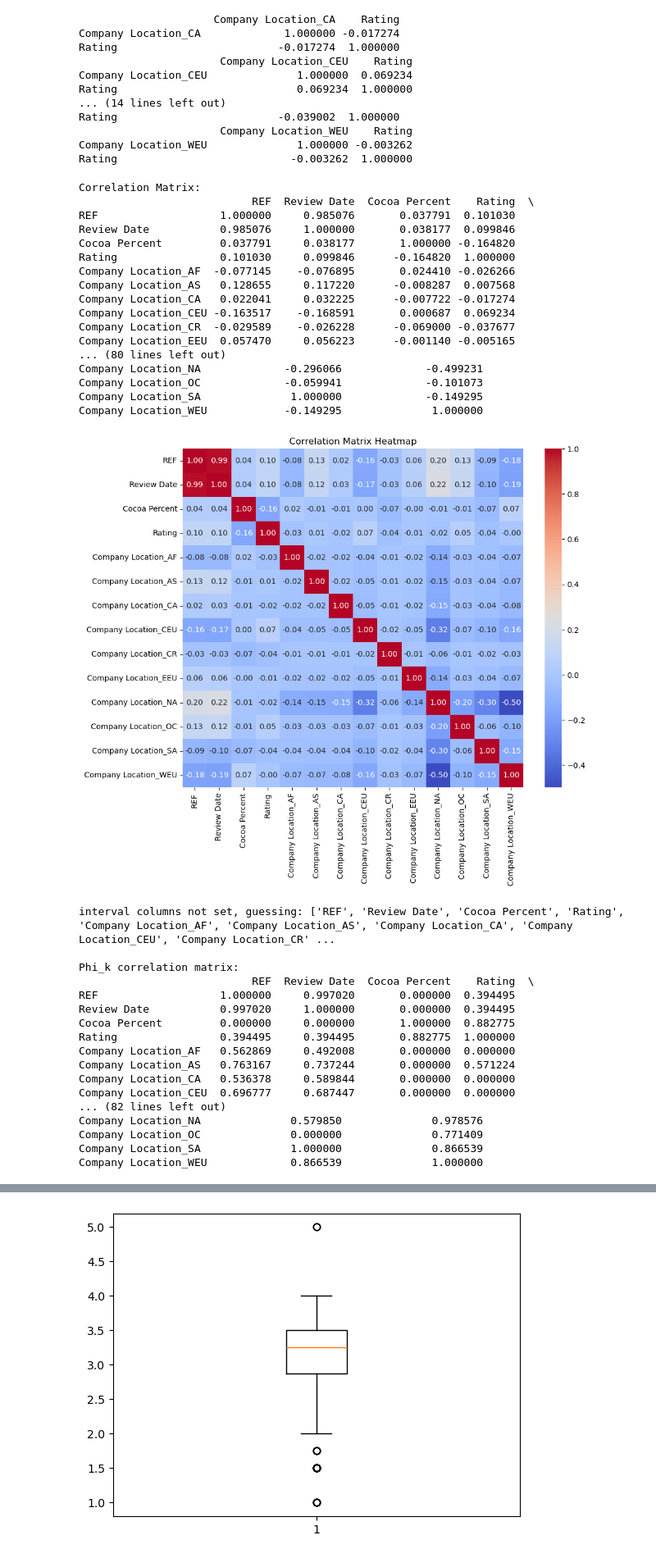
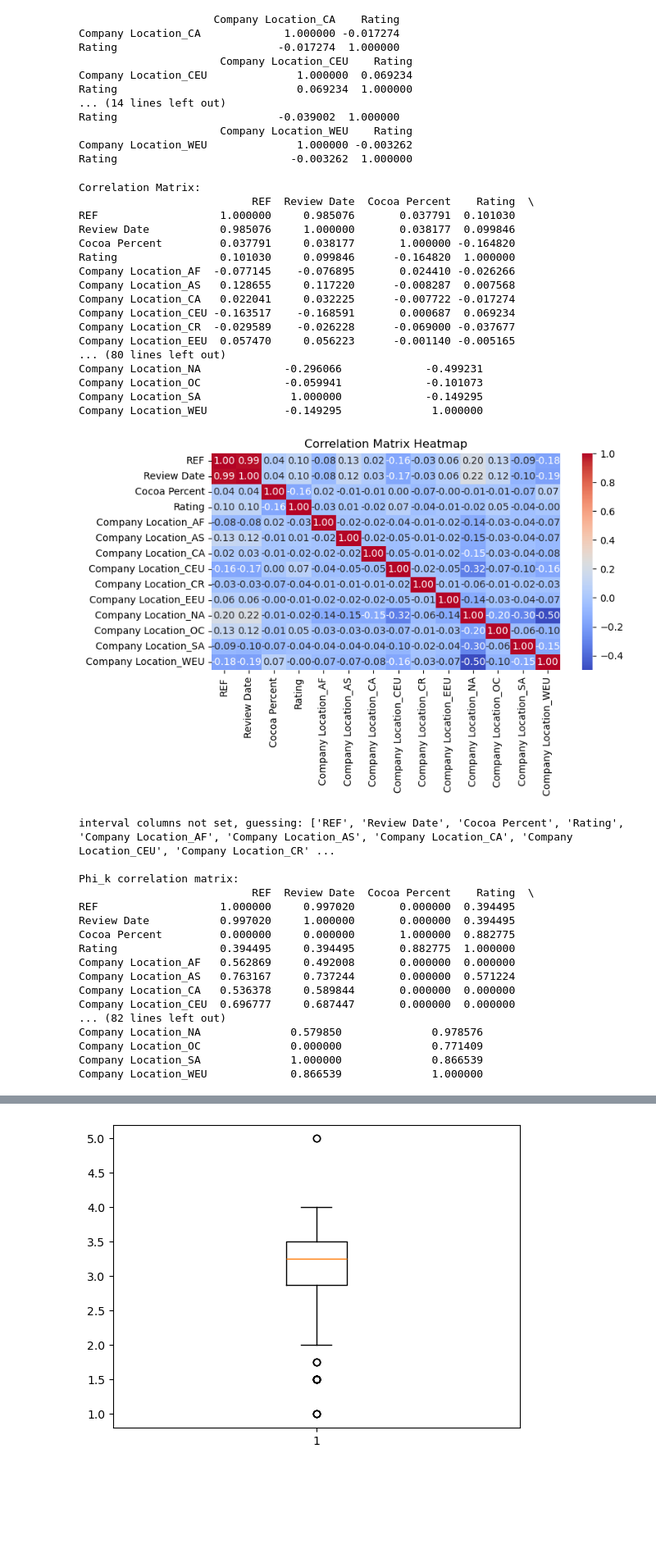
Before and after one commit to Keshfer/Chocolate-Rating-ML, a Jupyter notebook: Exploratory Data Analysis.ipynb, the cells around one changed output, grey strips where cells are left out. Shown at 82% size. Cells and saved outputs as stored; diff of their text form; code cells hidden in the pictures; blank space fills up the shorter version.

```diff
--- a/Exploratory Data Analysis.ipynb
+++ b/Exploratory Data Analysis.ipynb
@@ -281,7 +310,7 @@ import phik
 
 corr_df = loc_df_encoded.corr()
 print(f"\nCorrelation Matrix: \n{corr_df}")
-plt.figure(figsize=(10, 8))
+plt.figure(figsize=(8, 4))
 sns.heatmap(corr_df, annot=True, cmap='coolwarm', fmt=".2f")
 plt.title('Correlation Matrix Heatmap')
 plt.show()
@@ -289,7 +318,7 @@ plt.show()
 # get the phi_k correlation matrix between all variables
 phik_df = corr_df.phik_matrix()
 print(f"\nPhi_k correlation matrix: \n{phik_df}")
-plt.figure(figsize=(10, 8))
+plt.figure(figsize=(8, 4))
 sns.heatmap(phik_df, annot=True, cmap='coolwarm', fmt=".2f")
 plt.title('Phi_k Matrix Heatmap')
 plt.show()
@@ -309,34 +338,34 @@ plt.show()
 # contingency table of two columns
 # cols = ['mileage','car_size']
 # corr_df[cols].hist2d()
 
 # # normalized residuals of contingency test applied to cols
 # df[cols].outlier_significance_matrix()
 
 # # show the normalized residuals of each variable-pair
 # df.outlier_significance_matrices()
 
 # # generate a phik correlation report and save as test.pdf
 # report.correlation_report(df, pdf_file_name='test.pdf')
 # %% [output]
 Correlation Matrix:
                            REF  Review Date  Cocoa Percent    Rating  \
 REF                   1.000000     0.985076       0.037791  0.101030
 Review Date           0.985076     1.000000       0.038177  0.099846
 Cocoa Percent         0.037791     0.038177       1.000000 -0.164820
 Rating                0.101030     0.099846      -0.164820  1.000000
 Company Location_AF  -0.077145    -0.076895       0.024410 -0.026266
 Company Location_AS   0.128655     0.117220      -0.008287  0.007568
 Company Location_CA   0.022041     0.032225      -0.007722 -0.017274
 Company Location_CEU -0.163517    -0.168591       0.000687  0.069234
 Company Location_CR  -0.029589    -0.026228      -0.069000 -0.037677
 Company Location_EEU  0.057470     0.056223      -0.001140 -0.005165
 ... (80 lines left out)
 Company Location_NA             -0.296066             -0.499231
 Company Location_OC             -0.059941             -0.101073
 Company Location_SA              1.000000             -0.149295
 Company Location_WEU            -0.149295              1.000000
-[figure, old version]
+[figure, new version]
 interval columns not set, guessing: ['REF', 'Review Date', 'Cocoa Percent', 'Rating', 'Company Location_AF', 'Company Location_AS', 'Company Location_CA', 'Company Location_CEU', 'Company Location_CR' ...
 
 Phi_k correlation matrix:
```
Also changed, not shown: parts of 6 cells of this notebook.
